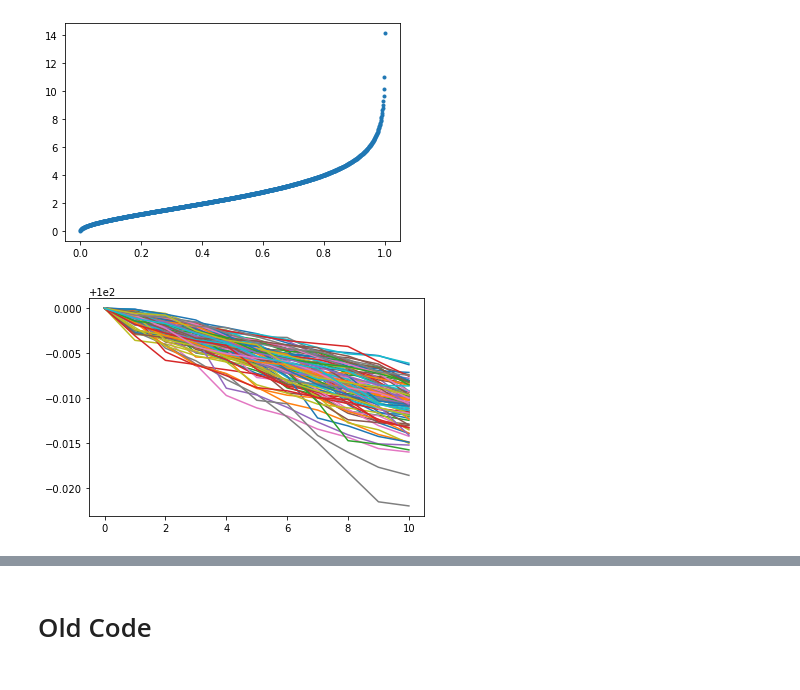
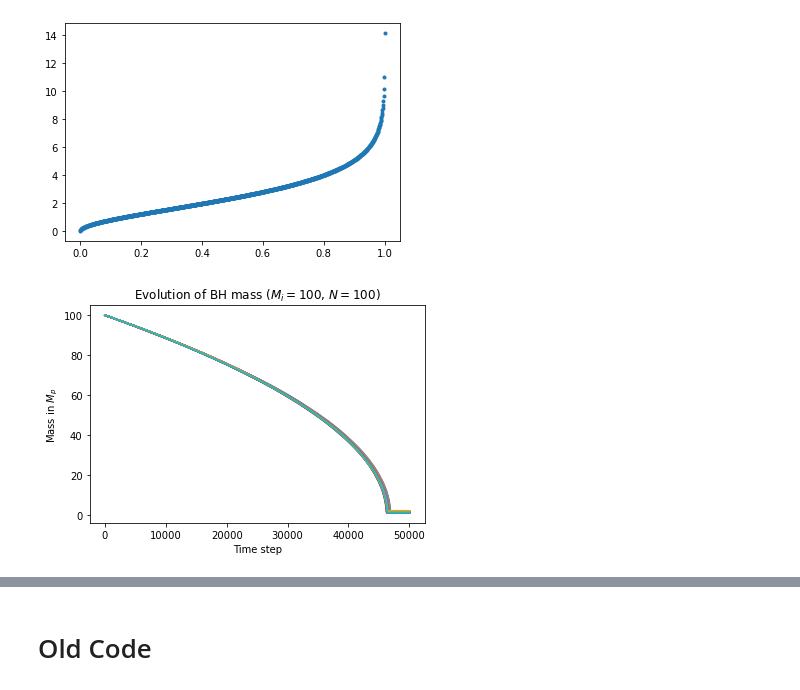
Before and after one commit to qtaylorphys/BH_Extremal, a Jupyter notebook: BH_Ext.ipynb, the cells around one changed output, grey strips where cells are left out. Cells and saved outputs as stored; diff of their text form; code cells hidden in the pictures.

```diff
--- a/BH_Ext.ipynb
+++ b/BH_Ext.ipynb
@@ -47,7 +47,7 @@ cdffunction = pd.read_csv(r'Data_Files/cdffunction.csv', header = None)
 from scipy import interpolate
 y_points = np.linspace(0.000001,12,10001)#Number is 10001 instead of 10k due to indexing differences between mathematica and python
 
-def change(x):
+def dist(x):
     invfunction = interpolate.splrep(cdffunction, y_points)
     return interpolate.splev(x, invfunction)
 # %%
@@ -56,33 +56,45 @@ plt.plot(x,change(x),'.')
 # %% [output]
 [<matplotlib.lines.Line2D at 0x...>]
 [figure]
+# %%
+N = 50000 #Number of time steps
+Nmc =100 #Number of Monte Carlo Sims (number of black holes)
+prob = rng.random(size = (Nmc,N))
+change = dist(prob)
 # %%
-N = 10 #Number of runs
-Nmc =100 #Number of Monte Carlo Sims
 mass_i = 100 #in Planck Masses
 Mass = np.zeros((Nmc+1,N+1))
 J = np.zeros((Nmc+1,N+1))
 astar = np.zeros((Nmc+1,N+1))
 Mass[:,0] = mass_i
-prob = rng.random(size = (Nmc,N))
+rand = rng.random(size = (Nmc,N))
 for n in range(Nmc):
     for i in range(N):
         j = J[n,i]
         m = Mass[n,i]
-        if j/m/m > 1:
+        astar[n,i] = abs(j/m/m)
+        if abs(j/m/m) > 1:
+            astar[n,i-1:] = 1
+            J[n,i:] = j
+            Mass[n,i:] = m
             break
-        rho = 1/2*(1-j/m**2)**2
+        rho = 1/2*(1-2*j/m**2)
         temp = 1/8/np.pi/m
-        Mass[n,i+1] = m-change(prob[n,i])*temp #schwarzchild temperature
-        if rho > prob[n,i]:
-            J[n,i+1] = j-change(prob[n,i])*temp
+        Mass[n,i+1] = m-change[n,i]*temp #schwarzchild temperature
+        if rho > rand[n,i]:
+            J[n,i+1] = j-change[n,i]*temp
         else:
-            J[n,i+1] = j+change(prob[n,i])*temp
+            J[n,i+1] = j+change[n,i]*temp
+
 Mass[Mass < 1] = 1;
 Mass = np.delete(Mass, -1, 0);
+J = np.delete(J, -1, 0);
 # %%
 plt.plot(Mass.T)
 #plt.legend(loc = 'center left', bbox_to_anchor = (1.0, 0.5))
+plt.title(f'Evolution of BH mass ($M_i = {mass_i}$, $N = {Nmc}$)')
+plt.ylabel('Mass in $M_p$')
+plt.xlabel('Time step')
 plt.show()
 # %% [output]
-[figure, old version]
+[figure, new version]
```
Also changed, not shown: parts of 4 cells of this notebook.
